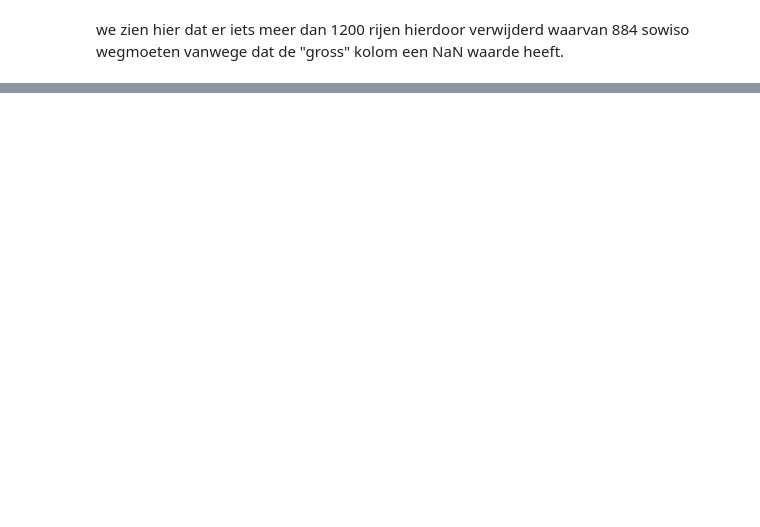
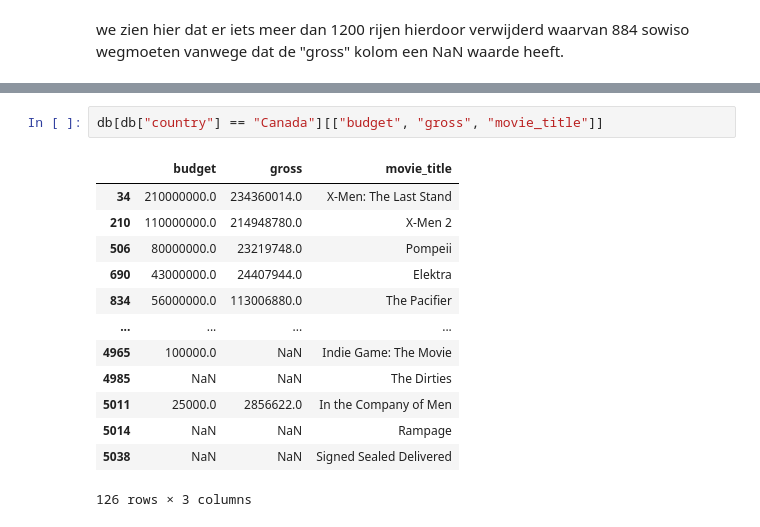
Before and after one commit to koentjj/CMmovies, a Jupyter notebook: movieAnalysis.ipynb, the cells around one changed output, grey strips where cells are left out. Cells and saved outputs as stored; diff of their text form; blank space fills up the shorter version.

```diff
--- a/movieAnalysis.ipynb
+++ b/movieAnalysis.ipynb
@@ -183,0 +194,16 @@ object
+# %%
+db[db["country"] == "Canada"][["budget", "gross", "movie_title"]]
+# %% [output]
+|  | budget | gross | movie_title |
+| 34 | 210000000.0 | 234360014.0 | X-Men: The Last Stand |
+| 210 | 110000000.0 | 214948780.0 | X-Men 2 |
+| 506 | 80000000.0 | 23219748.0 | Pompeii |
+| 690 | 43000000.0 | 24407944.0 | Elektra |
+| 834 | 56000000.0 | 113006880.0 | The Pacifier |
+| ... | ... | ... | ... |
+| 4965 | 100000.0 | NaN | Indie Game: The Movie |
+| 4985 | NaN | NaN | The Dirties |
+| 5011 | 25000.0 | 2856622.0 | In the Company of Men |
+| 5014 | NaN | NaN | Rampage |
+| 5038 | NaN | NaN | Signed Sealed Delivered |
+126 rows × 3 columns
```
Also changed, not shown: parts of 11 cells of this notebook.
